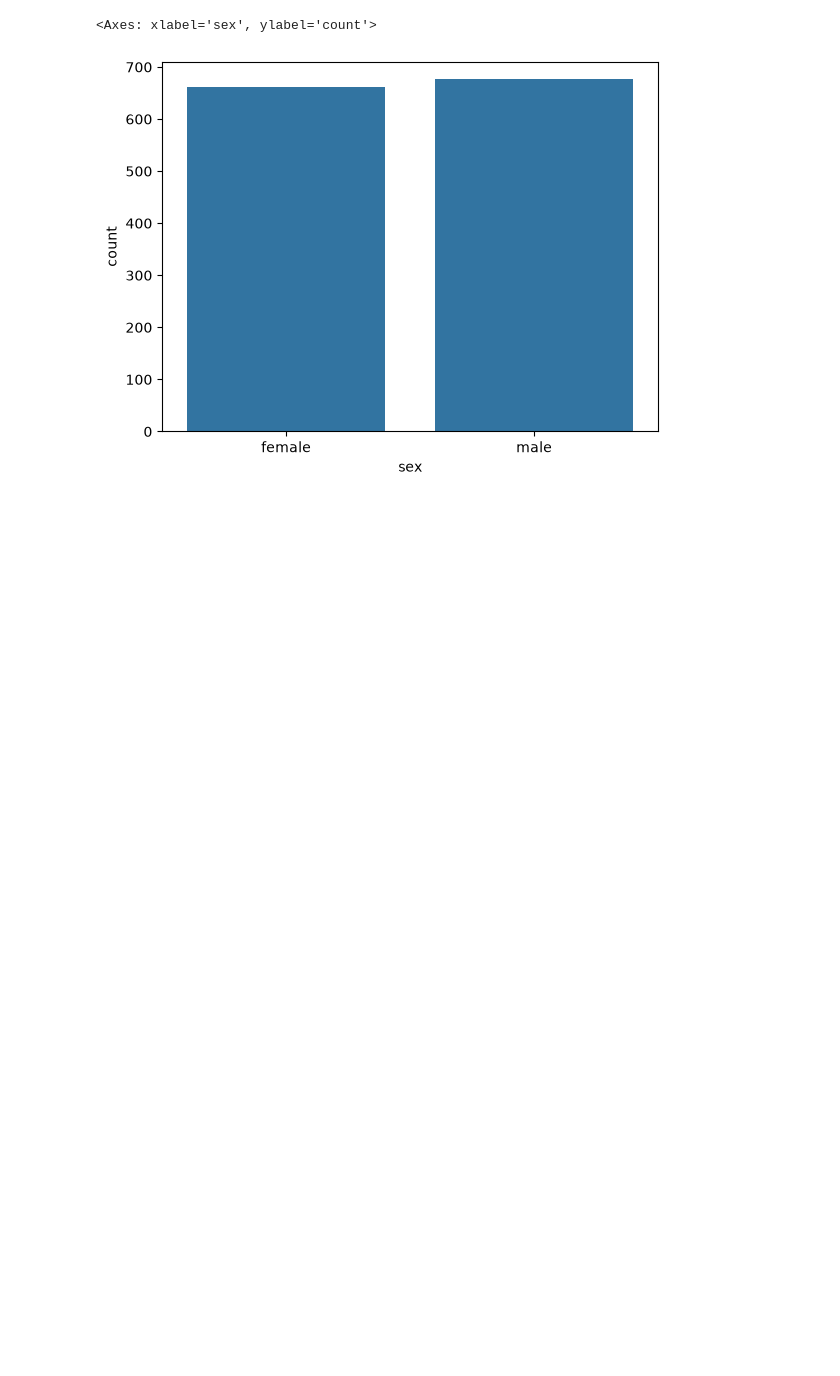
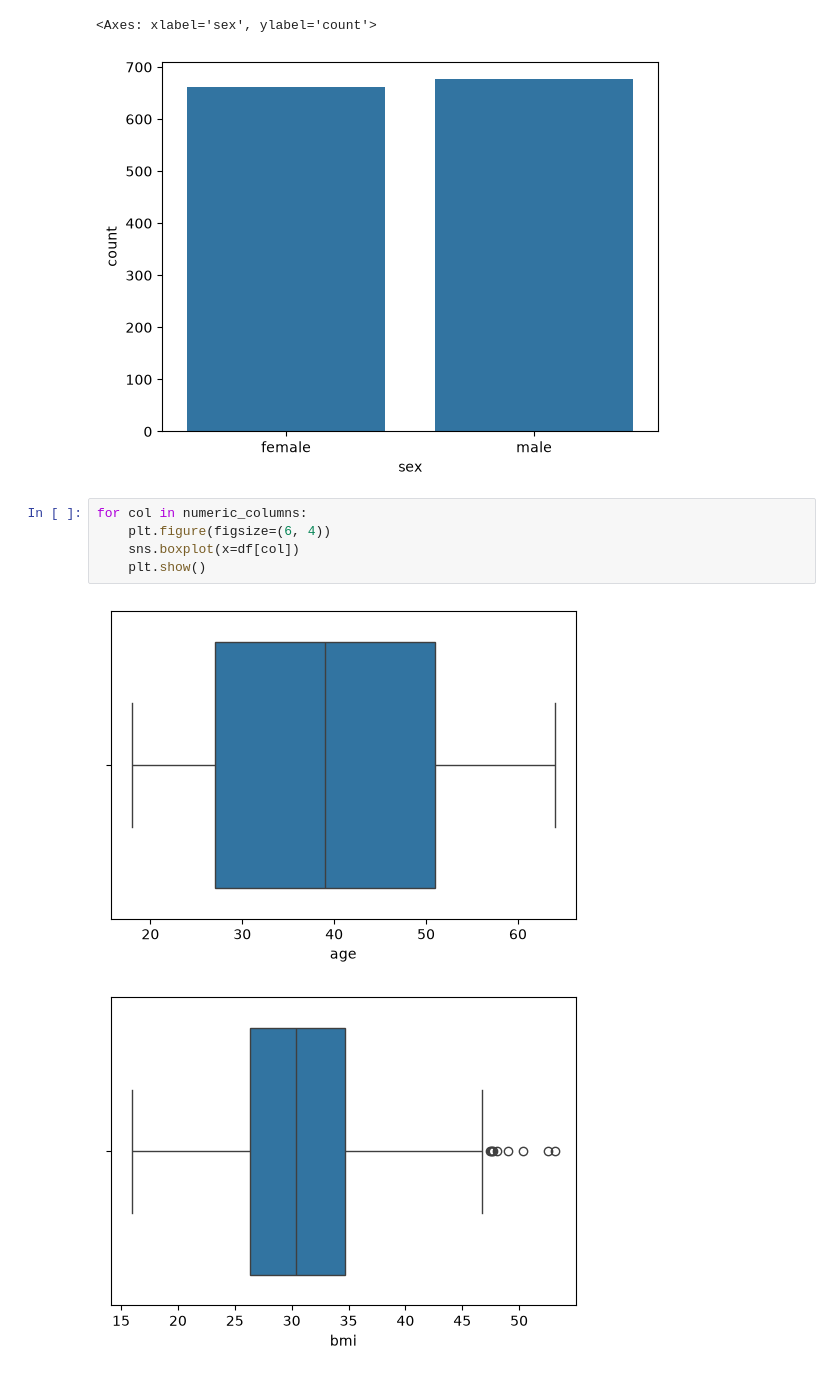
Before and after one commit to Nike-Cyber/Day-107-of-200-Data-Analysis, a Jupyter notebook: ML1.ipynb, the cells around one changed output. Drawn from its saved outputs; the diff is of its cells as text; blank space fills up the shorter version.

```diff
--- a/ML1.ipynb
+++ b/ML1.ipynb
@@ -122,3 +122,11 @@ sns.countplot(x='sex', data=df)
 # %% [output]
 <Axes: xlabel='sex', ylabel='count'>
 [figure]
+# %%
+for col in numeric_columns:
+    plt.figure(figsize=(6, 4))
+    sns.boxplot(x=df[col])
+    plt.show()
+# %% [output]
+[figure, added]
+[figure, added]
```
Also changed, not shown: parts of 1 cell of this notebook.
